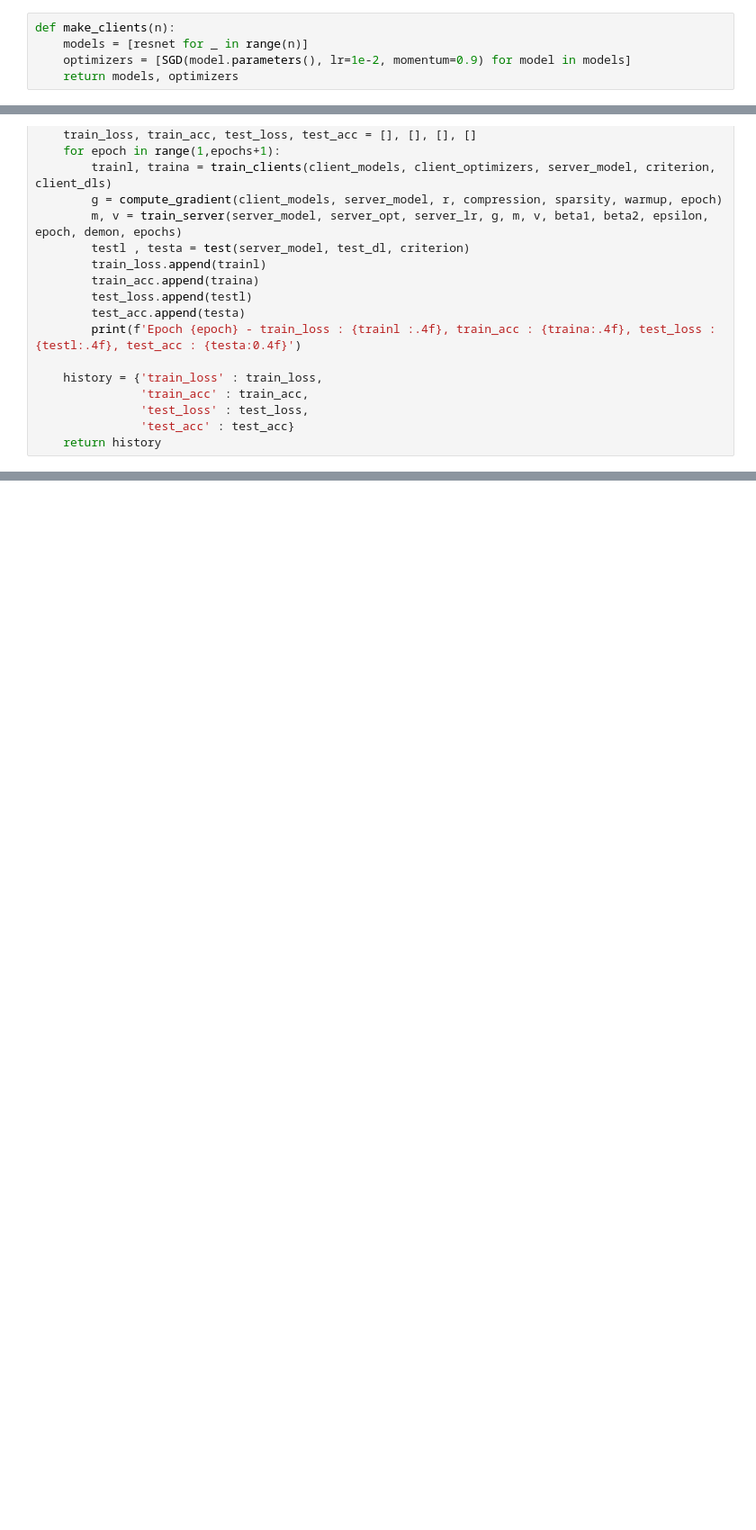
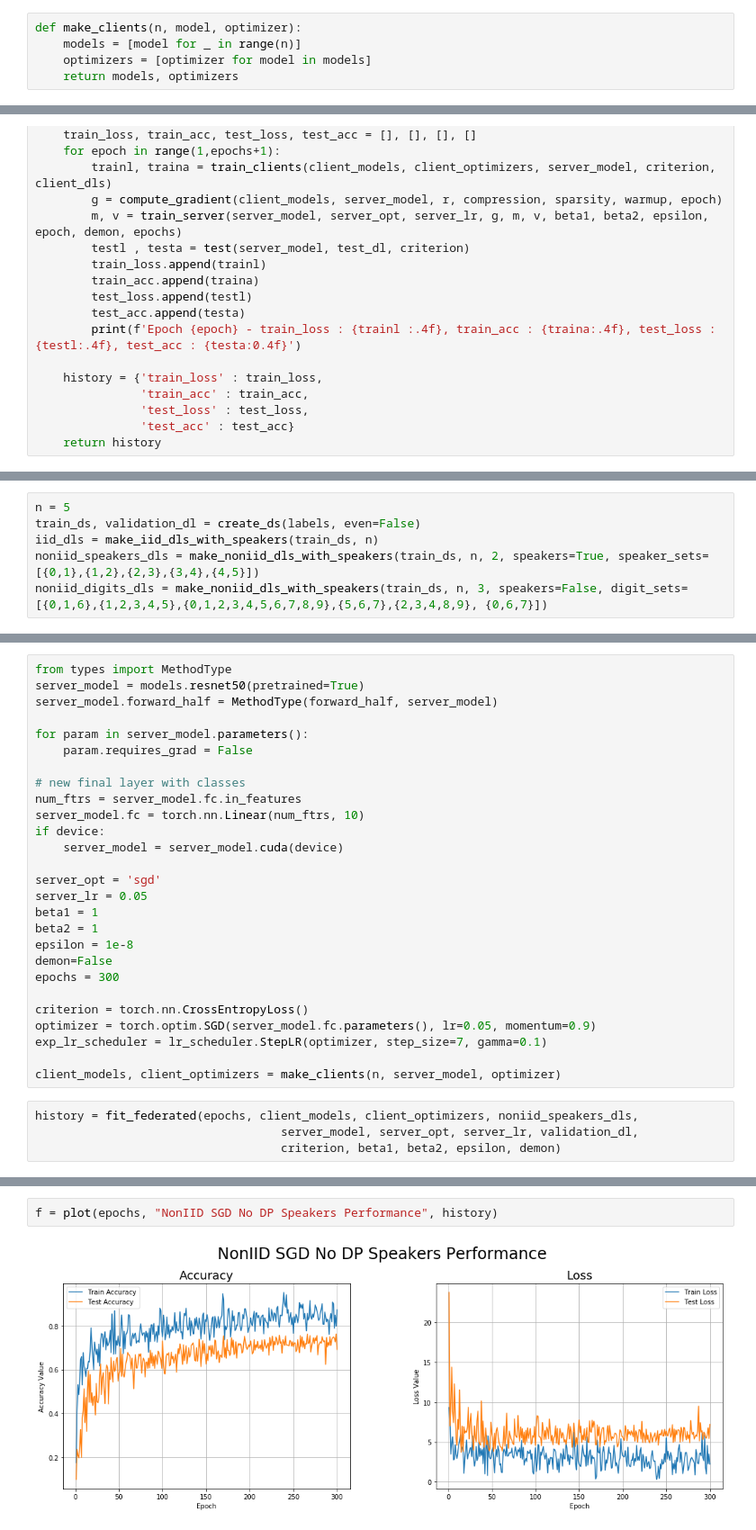
Before and after one commit to nulven/PrivacyML, a Jupyter notebook: Audio_MNIST.ipynb, the cells around one changed output, grey strips where cells are left out. Shown at 90% size. Cells and saved outputs as stored; diff of their text form; blank space fills up the shorter version.

```diff
--- a/Audio_MNIST.ipynb
+++ b/Audio_MNIST.ipynb
@@ -478,5 +331,5 @@ noniid_dls = make_noniid_dls_with_speakers(train_ds, n)
 # %%
-def make_clients(n):
-    models = [resnet for _ in range(n)]
-    optimizers = [SGD(model.parameters(), lr=1e-2, momentum=0.9) for model in models]
+def make_clients(n, model, optimizer):
+    models = [model for _ in range(n)]
+    optimizers = [optimizer for model in models]
     return models, optimizers
@@ -649,0 +501,6 @@ save(noniid_sgd_rtopk_history, server_model, f, "NonIID_SGD_rTopk")
+# %%
+n = 5
+train_ds, validation_dl = create_ds(labels, even=False)
+iid_dls = make_iid_dls_with_speakers(train_ds, n)
+noniid_speakers_dls = make_noniid_dls_with_speakers(train_ds, n, 2, speakers=True, speaker_sets=[{0,1},{1,2},{2,3},{3,4},{4,5}])
+noniid_digits_dls = make_noniid_dls_with_speakers(train_ds, n, 3, speakers=False, digit_sets=[{0,1,6},{1,2,3,4,5},{0,1,2,3,4,5,6,7,8,9},{5,6,7},{2,3,4,8,9}, {0,6,7}])
@@ -649,0 +593,31 @@ save(noniid_sgd_rtopk_history, server_model, f, "NonIID_SGD_rTopk")
+# %%
+from types import MethodType
+server_model = models.resnet50(pretrained=True)
+server_model.forward_half = MethodType(forward_half, server_model)
+
+for param in server_model.parameters():
+    param.requires_grad = False
+
+# new final layer with classes
+num_ftrs = server_model.fc.in_features
+server_model.fc = torch.nn.Linear(num_ftrs, 10)
+if device:
+    server_model = server_model.cuda(device)
+
+server_opt = 'sgd'
+server_lr = 0.05
+beta1 = 1
+beta2 = 1
+epsilon = 1e-8
+demon=False
+epochs = 300
+
+criterion = torch.nn.CrossEntropyLoss()
+optimizer = torch.optim.SGD(server_model.fc.parameters(), lr=0.05, momentum=0.9)
+exp_lr_scheduler = lr_scheduler.StepLR(optimizer, step_size=7, gamma=0.1)
+
+client_models, client_optimizers = make_clients(n, server_model, optimizer)
+# %%
+history = fit_federated(epochs, client_models, client_optimizers, noniid_speakers_dls,
+                                   server_model, server_opt, server_lr, validation_dl,
+                                   criterion, beta1, beta2, epsilon, demon)
@@ -649,0 +642,4 @@ save(noniid_sgd_rtopk_history, server_model, f, "NonIID_SGD_rTopk")
+# %%
+f = plot(epochs, "NonIID SGD No DP Speakers Performance", history)
+# %% [output]
+[figure, added]
```
Also changed, not shown: parts of 125 cells of this notebook.
